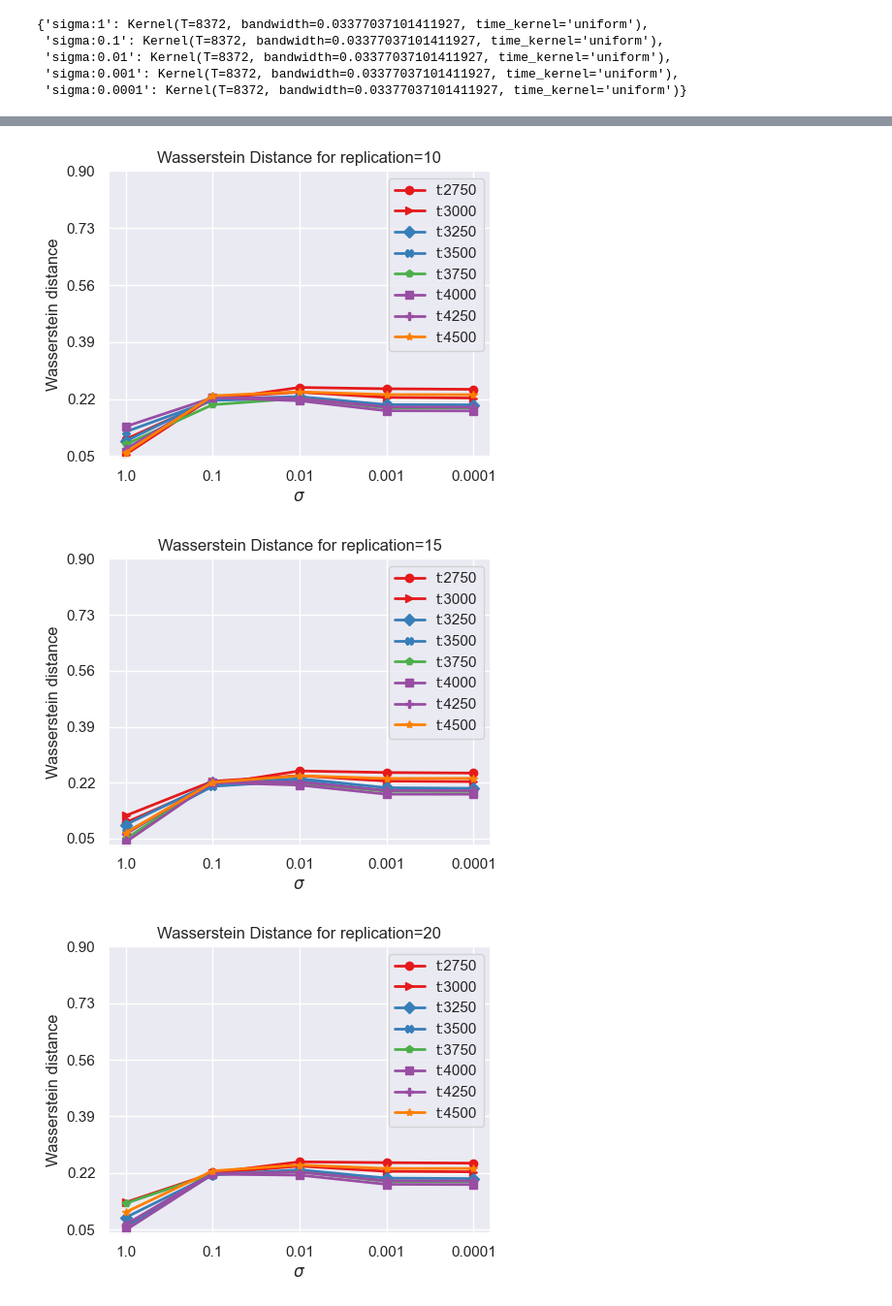
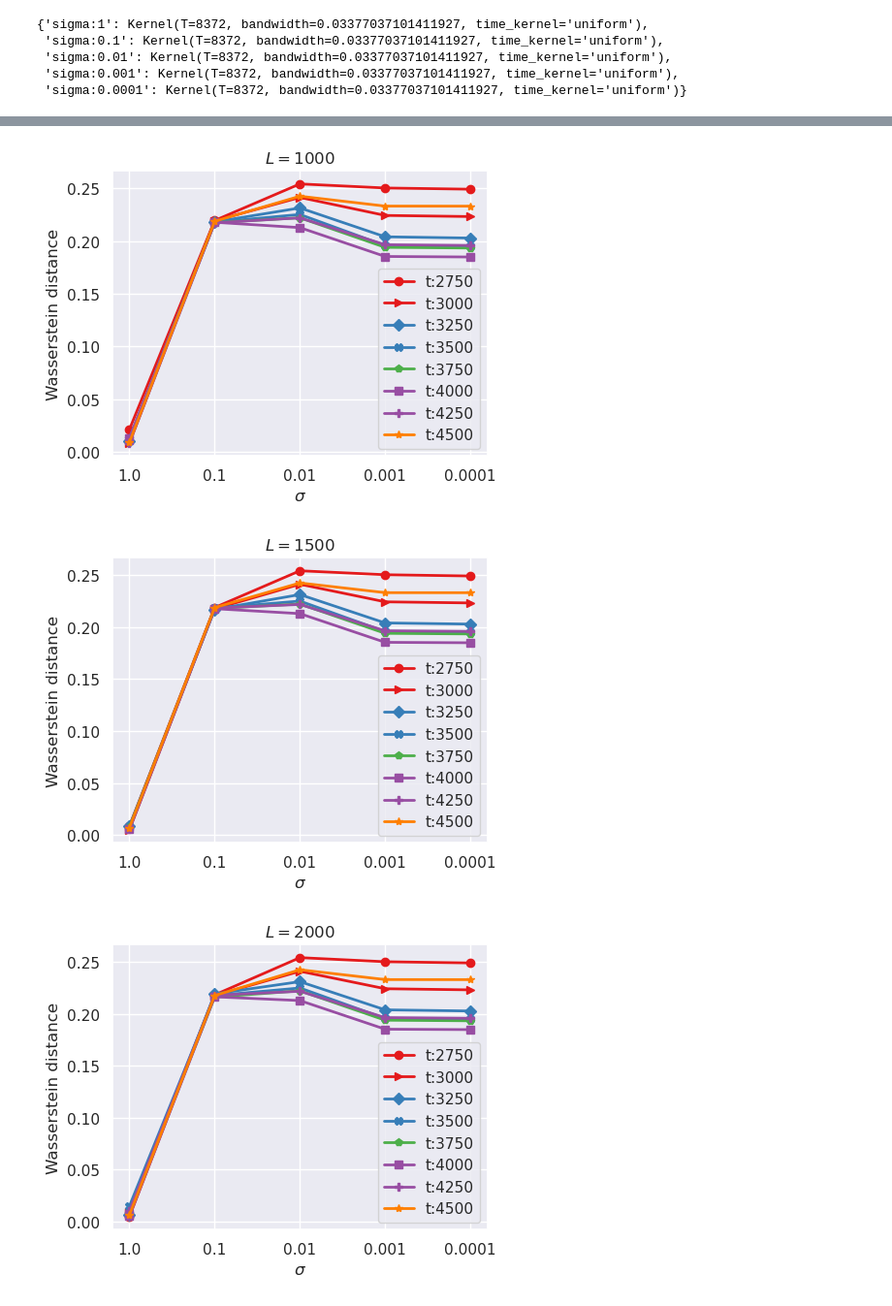
Before and after one commit to mzalaya/wasslsp, a Jupyter notebook: notebooks/clean-real/SP500-various-sigmas-reps.ipynb, the cells around one changed output, grey strips where cells are left out. Shown at 97% size. Saved outputs shown, nothing was run; the diff lists cells and outputs as text; code cells hidden in the pictures.

Commit message:
up real data for siams = [1, 10⁻1, ..., 10⁻4]

```diff
--- a/notebooks/clean-real/SP500-various-sigmas-reps.ipynb
+++ b/notebooks/clean-real/SP500-various-sigmas-reps.ipynb
@@ -15,12 +15,18 @@ from plotly.offline import init_notebook_mode, iplot
 from plotly import tools
 from scipy.stats import mannwhitneyu
 
-from utils import *
-from kernels import Kernel
+import sys
+sys.path.append('/volper/users/alayaelm/Documents/git/wasslsp/src/')
+
+from src.utils import *
+from src.kernels import Kernel
 
 init_notebook_mode(connected=True) ## plotly init
+
+import os
+path_data = '/volper/users/alayaelm/Documents/git/wasslsp/data/'
 # %%
-df_sp500 = pd.read_csv('sp500_data.csv')
+df_sp500 = pd.read_csv(path_data + 'sp500_data.csv')
 # %%
 df_sp500.shape,
 # %% [output]
@@ -88,7 +94,7 @@ X_tvar_2_replications = replication_SP500(
 )
 
 for replication in range(n_replications):
-    plt.plot(X_tvar_2_replications[replication], lw=.5, label='Replication N°' f'{replication}')
+    plt.plot(X_tvar_2_replications[replication], lw=.5, label='Replication n°' f'{replication}')
     plt.ylim(min(X_tvar_2_replications[replication]), max(X_tvar_2_replications[replication]))
     plt.xlim(0, T)
 
@@ -106,7 +112,7 @@ plt.show()
 times_t = [2750, 3000, 3250, 3500, 3750, 4000, 4250, 4500]
 times_T = [T]
 times_sigma = [1, 0.1, 0.01, 0.001, 0.0001]
-n_replications = [10, 15, 20]
+n_replications = [1000, 1500, 2000]
 d = 1
 # %%
 X_tvar_2 = {}
@@ -371,28 +377,28 @@ for t in times_t:
 # %%
 
 plt.rcParams["figure.figsize"] = (5, 4)
 colors = plt.cm.Set1(np.linspace(0, .5, 8))
 markers = ['o', '>', 'D', 'X', "p", 's', 'P', '*']
 times_sigma_cat = [r'1.0', r'0.1', r'0.01', r'0.001', r'0.0001']
 #times_sigma_inv_cat = [f'${1/sigma:.2f}$' for sigma in times_sigma]
 
 for rep in n_replications:
     plt.figure()
     for i, t in enumerate(times_t):
         plt.plot(times_sigma_cat, wass_times_t[f"t:{t}_rep:{rep}"], label=f"t:{t}", color=colors[i % len(colors)], marker=markers[i % len(markers)], markersize=6, lw=2)
 
-    y_ticks = np.linspace(0.05, 0.9, 6)
-    plt.yticks(y_ticks)
+    # y_ticks = np.linspace(0.05, 0.9, 6)
+    # plt.yticks(y_ticks)
     plt.xlabel(r'$\sigma$')
     plt.ylabel("Wasserstein distance")
-    plt.title(f"Wasserstein Distance for replication={rep}")
+    plt.title(f"$L = {rep}$")
     plt.legend()
     plt.grid(True)
     plt.tight_layout()
 
     plt.savefig(f"W1_SP500_time-uniform_space-gaussian_rep_{rep}.png", dpi=150)
     plt.show()
 # %% [output]
-[figure, old version]
+[figure, new version]
-[figure, old version]
+[figure, new version]
-[figure, old version]
+[figure, new version]
```
Also changed, not shown: parts of 7 cells of this notebook, 14 other files.
